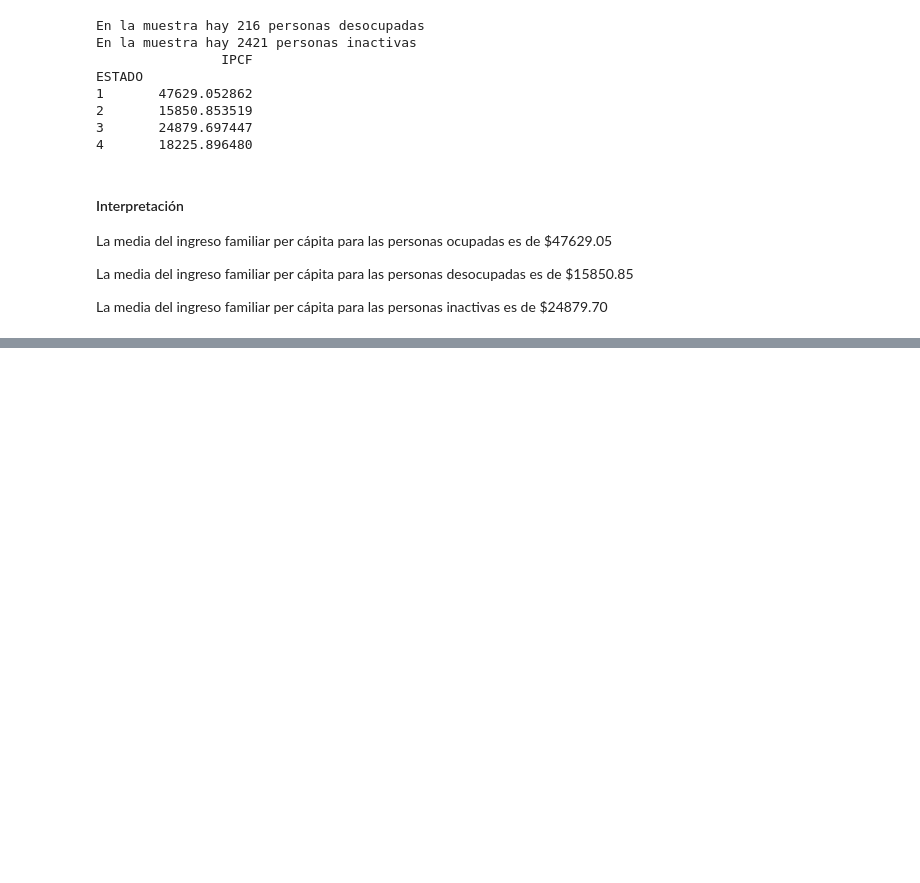
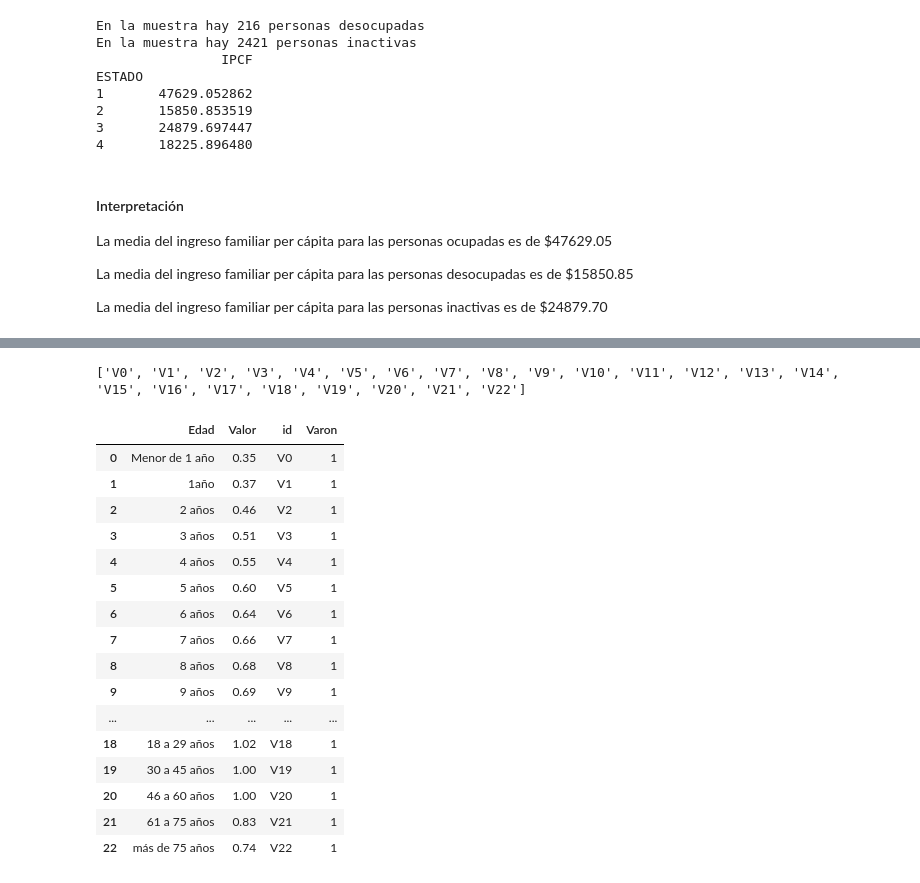
Before and after one commit to hpilar/TrabajosPracticos-Grupo4, a Jupyter notebook: TP2/TP2.ipynb, the cells around one changed output, grey strips where cells are left out. Cells and saved outputs as stored; diff of their text form; code cells hidden in the pictures; blank space fills up the shorter version.

```diff
--- a/TP2/TP2.ipynb
+++ b/TP2/TP2.ipynb
@@ -233,0 +389,35 @@ La media del ingreso familiar per cápita para las personas inactivas es de $248
+# %%
+# Generamos Ids para varones
+N=0
+temp_v = 0
+lista_v = []
+for i in range(23):
+    temp_v = "V" + str(N)
+    lista_v.append(temp_v)
+    N=N+1
+
+print(lista_v)
+
+tabla_adulto_v["id"]=lista_v
+tabla_adulto_v["Varon"]=1
+tabla_adulto_v.rename({'Varones':'Valor'}, axis=1, inplace = True)
+tabla_adulto_v
+# %% [output]
+['V0', 'V1', 'V2', 'V3', 'V4', 'V5', 'V6', 'V7', 'V8', 'V9', 'V10', 'V11', 'V12', 'V13', 'V14', 'V15', 'V16', 'V17', 'V18', 'V19', 'V20', 'V21', 'V22']
+|  | Edad | Valor | id | Varon |
+| 0 | Menor de 1 año | 0.35 | V0 | 1 |
+| 1 | 1año | 0.37 | V1 | 1 |
+| 2 | 2 años | 0.46 | V2 | 1 |
+| 3 | 3 años | 0.51 | V3 | 1 |
+| 4 | 4 años | 0.55 | V4 | 1 |
+| 5 | 5 años | 0.60 | V5 | 1 |
+| 6 | 6 años | 0.64 | V6 | 1 |
+| 7 | 7 años | 0.66 | V7 | 1 |
+| 8 | 8 años | 0.68 | V8 | 1 |
+| 9 | 9 años | 0.69 | V9 | 1 |
+| ... | ... | ... | ... | ... |
+| 18 | 18 a 29 años | 1.02 | V18 | 1 |
+| 19 | 30 a 45 años | 1.00 | V19 | 1 |
+| 20 | 46 a 60 años | 1.00 | V20 | 1 |
+| 21 | 61 a 75 años | 0.83 | V21 | 1 |
+| 22 | más de 75 años | 0.74 | V22 | 1 |
```
Also changed, not shown: parts of 8 cells of this notebook, 1 other file.
